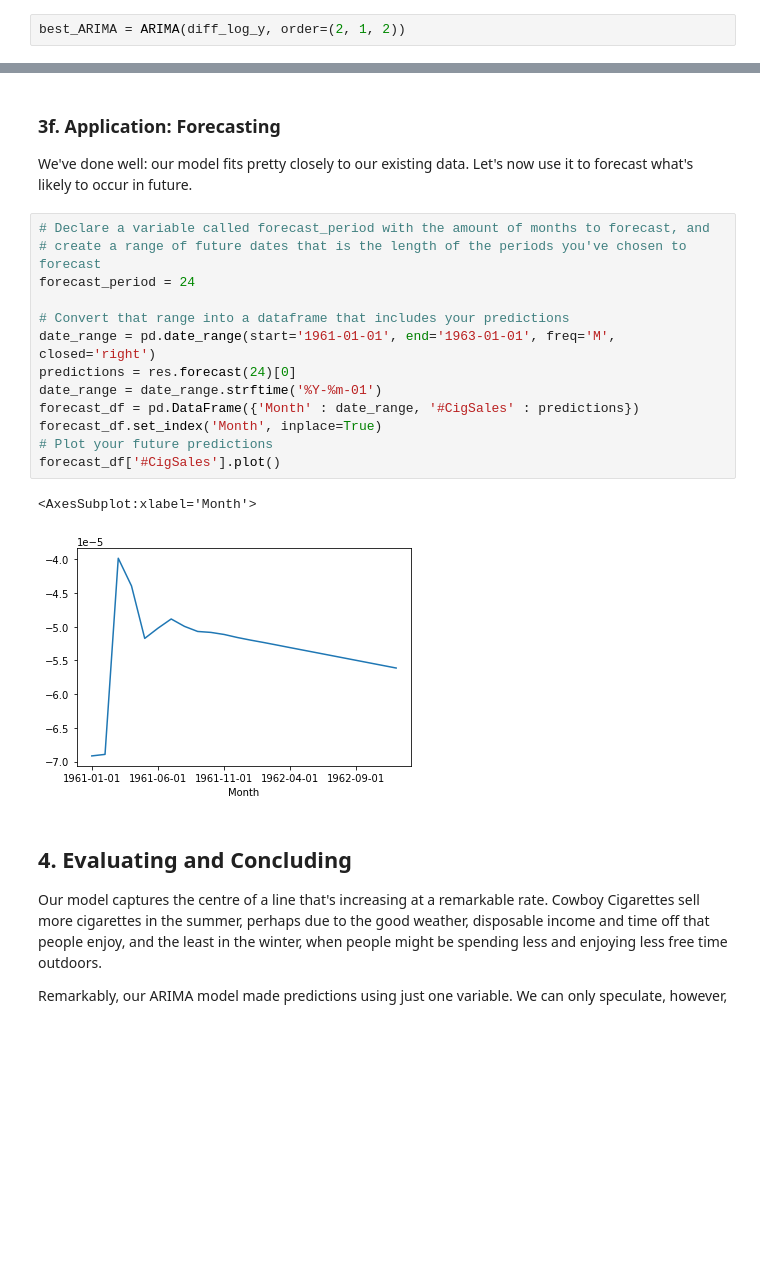
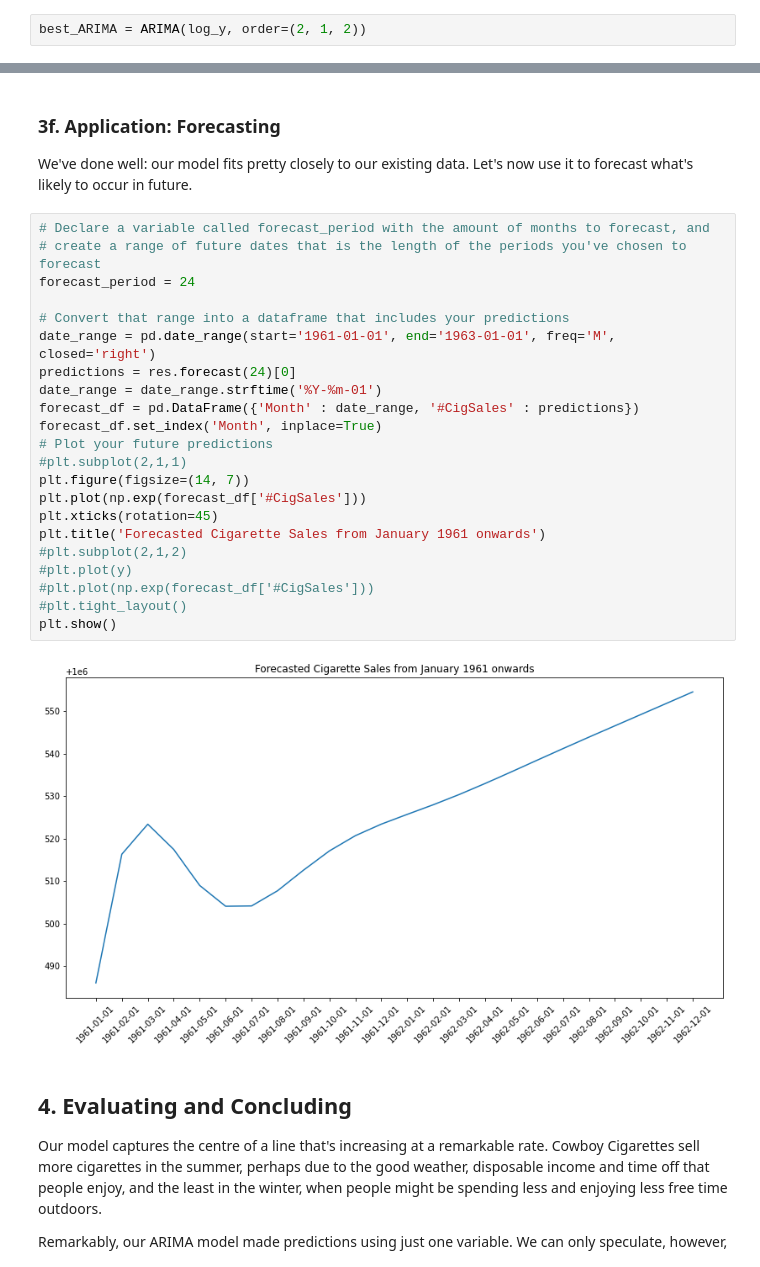
Before and after one commit to Sidharth1999/Cigarette-Sales-Case-Study, a Jupyter notebook: Cowboy Cigarettes Case Study - Tier 3.ipynb, the cells around one changed output, grey strips where cells are left out. Cells and saved outputs as stored; diff of their text form; blank space fills up the shorter version.

```diff
--- a/Cowboy Cigarettes Case Study - Tier 3.ipynb
+++ b/Cowboy Cigarettes Case Study - Tier 3.ipynb
@@ -337,5 +345,5 @@ So the best p,d, q, parameters for our ARIMA model are 2, 1, 1 respectively. Now
 # %%
-best_ARIMA = ARIMA(diff_log_y, order=(2, 1, 2))
+best_ARIMA = ARIMA(log_y, order=(2, 1, 2))
 # %% [markdown]
 We can take a look at a summary of the model this library has built around our data.
 # %%
@@ -380,19 +388,27 @@ We've done well: our model fits pretty closely to our existing data. Let's now u
 # %%
 # Declare a variable called forecast_period with the amount of months to forecast, and
 # create a range of future dates that is the length of the periods you've chosen to forecast
 forecast_period = 24
 
 # Convert that range into a dataframe that includes your predictions
 date_range = pd.date_range(start='1961-01-01', end='1963-01-01', freq='M', closed='right')
 predictions = res.forecast(24)[0]
 date_range = date_range.strftime('%Y-%m-01')
 forecast_df = pd.DataFrame({'Month' : date_range, '#CigSales' : predictions})
 forecast_df.set_index('Month', inplace=True)
 # Plot your future predictions
-forecast_df['#CigSales'].plot()
+#plt.subplot(2,1,1)
+plt.figure(figsize=(14, 7))
+plt.plot(np.exp(forecast_df['#CigSales']))
+plt.xticks(rotation=45)
+plt.title('Forecasted Cigarette Sales from January 1961 onwards')
+#plt.subplot(2,1,2)
+#plt.plot(y)
+#plt.plot(np.exp(forecast_df['#CigSales']))
+#plt.tight_layout()
+plt.show()
 # %% [output]
-<AxesSubplot:xlabel='Month'>
-[figure, old version]
+[figure, new version]
 # %% [markdown]
 ## 4. Evaluating and Concluding
 
```
Also changed, not shown: parts of 7 cells of this notebook.
